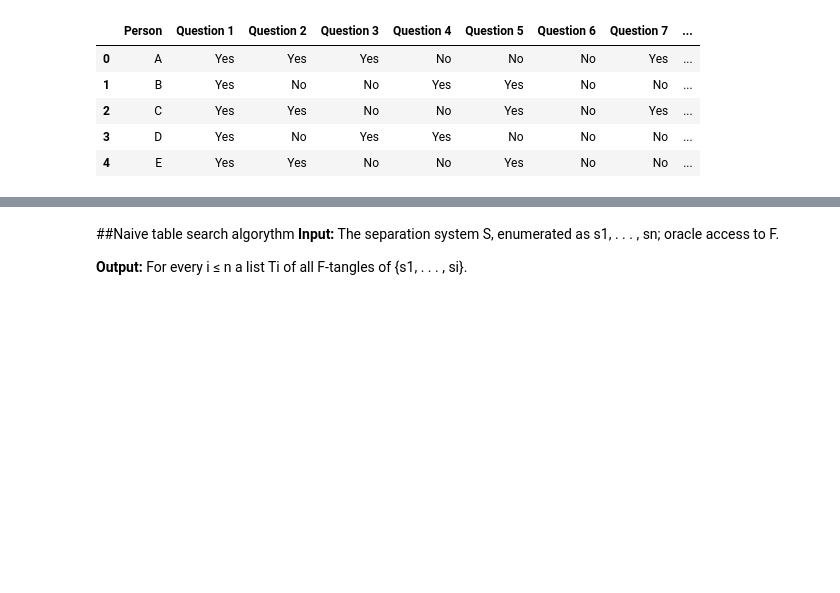
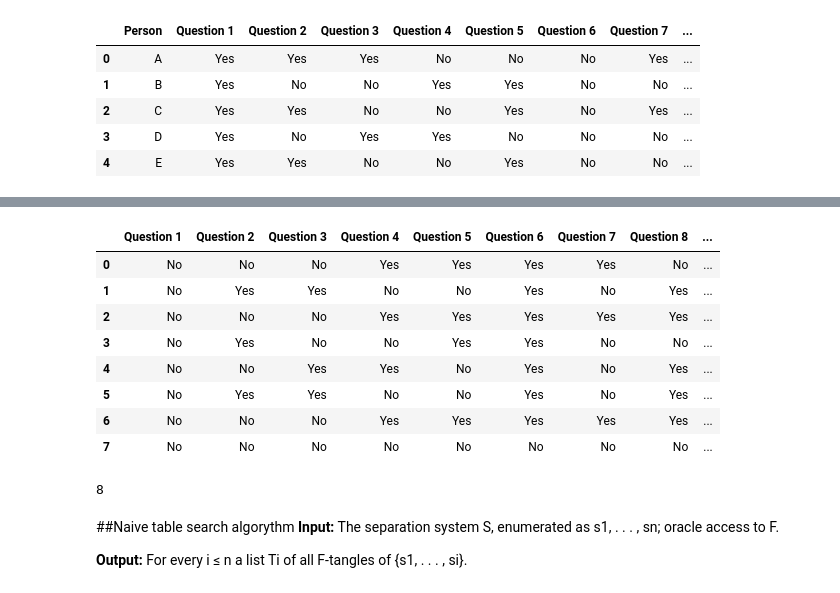
Before and after one commit to zuzannazak/Tangles, a Jupyter notebook: Tangle_playground.ipynb, the cells around one changed output, grey strips where cells are left out. Drawn from its saved outputs; the diff is of its cells as text; code cells hidden in the pictures; blank space fills up the shorter version.

```diff
--- a/Tangle_playground.ipynb
+++ b/Tangle_playground.ipynb
@@ -129,0 +113,17 @@ ValueError: ignored
+# %%
+q1B = q1B.reset_index(drop=True)
+q1B
+# %% [output]
+|  | Question 1 | Question 2 | Question 3 | Question 4 | Question 5 | Question 6 | Question 7 | Question 8 | ... |
+| 0 | No | No | No | Yes | Yes | Yes | Yes | No | ... |
+| 1 | No | Yes | Yes | No | No | Yes | No | Yes | ... |
+| 2 | No | No | No | Yes | Yes | Yes | Yes | Yes | ... |
+| 3 | No | Yes | No | No | Yes | Yes | No | No | ... |
+| 4 | No | No | Yes | Yes | No | Yes | No | Yes | ... |
+| 5 | No | Yes | Yes | No | No | Yes | No | Yes | ... |
+| 6 | No | No | No | Yes | Yes | Yes | Yes | Yes | ... |
+| 7 | No | No | No | No | No | No | No | No | ... |
+# %%
+len(q1B)
+# %% [output]
+8
```
Also changed, not shown: parts of 6 cells of this notebook.
